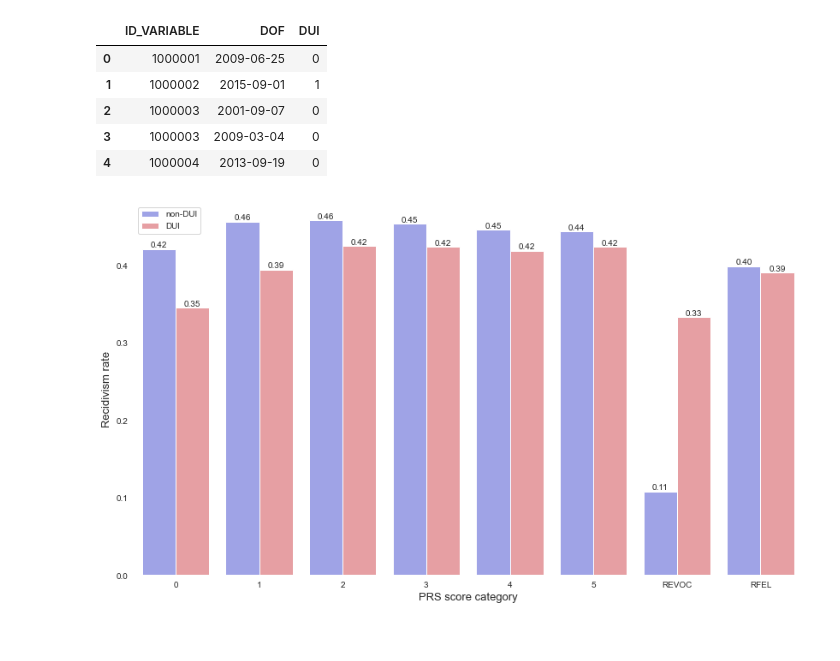
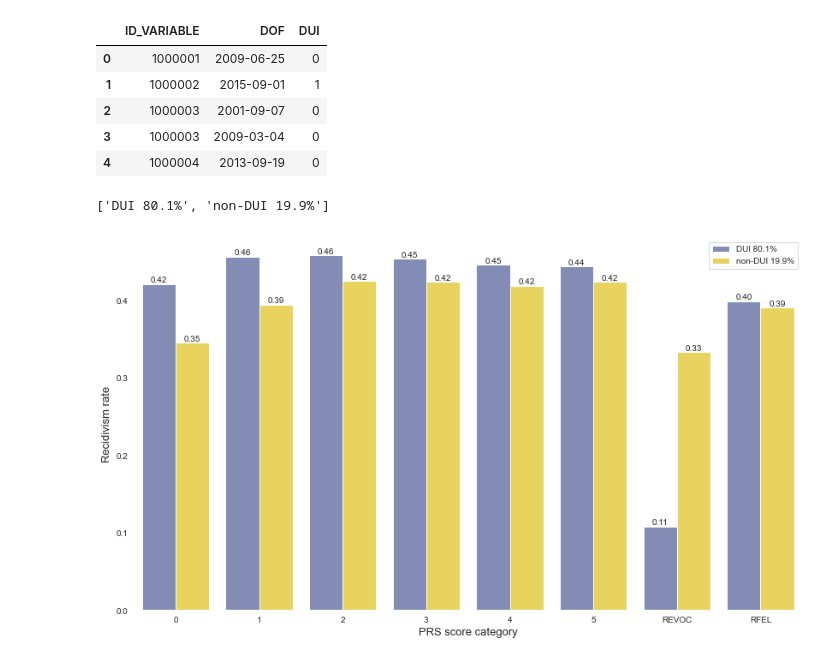
Before and after one commit to aud-z/PA_sentencing, a Jupyter notebook: initial_analyses.ipynb, the cells around one changed output. Saved outputs shown, nothing was run; the diff lists cells and outputs as text; code cells hidden in the pictures.

Commit message:
update visualization designs

```diff
--- a/initial_analyses.ipynb
+++ b/initial_analyses.ipynb
@@ -112,7 +114,7 @@ recidivism_df.to_csv(filepath + 'recidivism_dataset_v1.csv', index=False)
 # %%
 offense_df = pd.read_csv(filepath + 'PSC_data_trimmed_v1.csv')
 # %%
-ofn_label_vars = ['JPR_ID', 'ID_VARIABLE', 'DOS', 'DOF', 'OFN_LABEL', 'LABEL']
+ofn_label_vars = ['JPR_ID', 'ID_VARIABLE', 'DOS', 'DOF', 'OFN_LABEL', 'LABEL', 'OGS']
 offense_df = offense_df[ofn_label_vars].copy()
 # %%
 offense_df['DOS'] = pd.to_datetime(offense_df['DOS'])
@@ -168,18 +170,26 @@ recidivism_df.rename(columns={'DUI': 'NEXT_OFN_DUI'}, inplace=True)
 recidivism_counts = recidivism_df[['NEXT_OFN_DUI', 'PRS', 'RECIDIVISM_3Y']].groupby(by=['PRS', 'NEXT_OFN_DUI']).agg({'RECIDIVISM_3Y':'sum'})
 total_counts = recidivism_df[['NEXT_OFN_DUI', 'PRS', 'RECIDIVISM_3Y']].groupby(by=['PRS', 'NEXT_OFN_DUI']).agg({'RECIDIVISM_3Y':'count'})
 recidivism_pct = recidivism_counts.div(total_counts).reset_index()
-# %%
-recidivism_pct['NEXT_OFN_DUI'].replace(to_replace = [0.0, 1.0], value = ['non-DUI', 'DUI'], inplace=True)
+# %%
+dui_pct = recidivism_df.groupby(by='NEXT_OFN_DUI')['RECIDIVISM_3Y'].sum()/len(recidivism_df[recidivism_df['RECIDIVISM_3Y']==1])
+# %%
+labs = ['DUI', 'non-DUI']
+for i in range(2):
+    labs[i] = labs[i] + ' {:.1f}'.format(dui_pct.values[i] * 100) + '%'
+print(labs)
+recidivism_pct['NEXT_OFN_DUI'].replace(to_replace = [0.0, 1.0], value = labs, inplace=True)
+# %% [output]
+['DUI 80.1%', 'non-DUI 19.9%']
 # %%
 fig, ax = plt.subplots(figsize=(14, 8))
 p = sns.barplot(x='PRS', y='RECIDIVISM_3Y', hue='NEXT_OFN_DUI', data=recidivism_pct,  ax=ax)
 sns.despine(top=True, right=True, left=True, bottom=True)
 p.set_xlabel('PRS score category', fontsize=13)
 p.set_ylabel('Recidivism rate', fontsize=13)
-ax.legend(loc='upper left')
+ax.legend(loc='upper right')
 ax.bar_label(ax.containers[0], label_type='edge', fmt='%1.2f')
 ax.bar_label(ax.containers[1], label_type='edge', fmt='%1.2f')
 
 plt.show()
 # %% [output]
-[figure, old version]
+[figure, new version]
```
Also changed, not shown: parts of 9 cells of this notebook.
